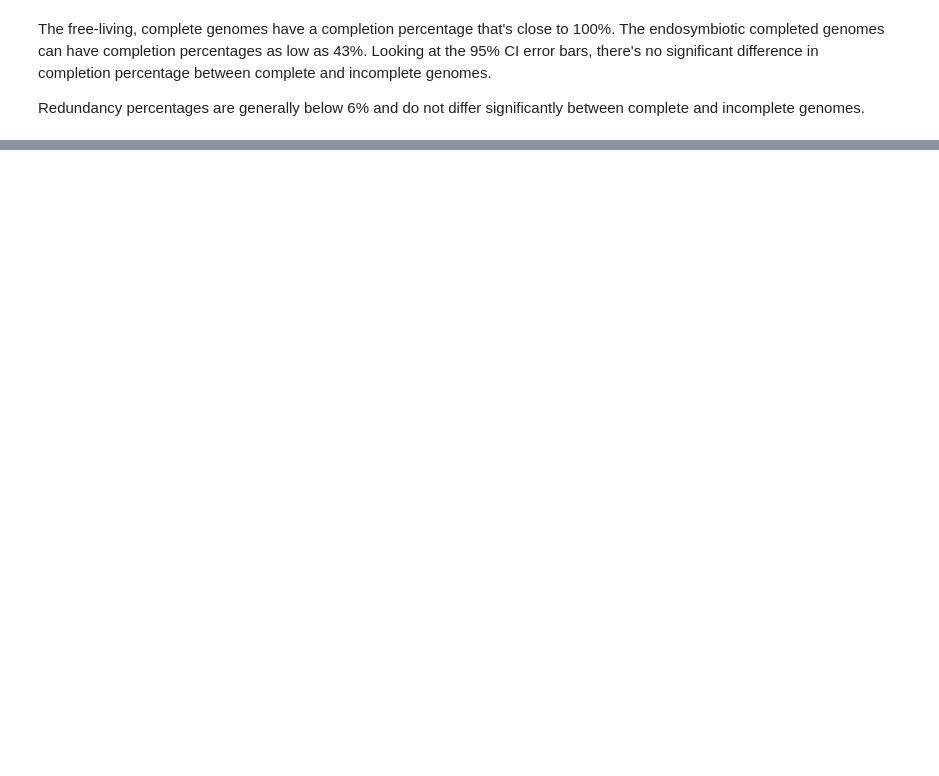
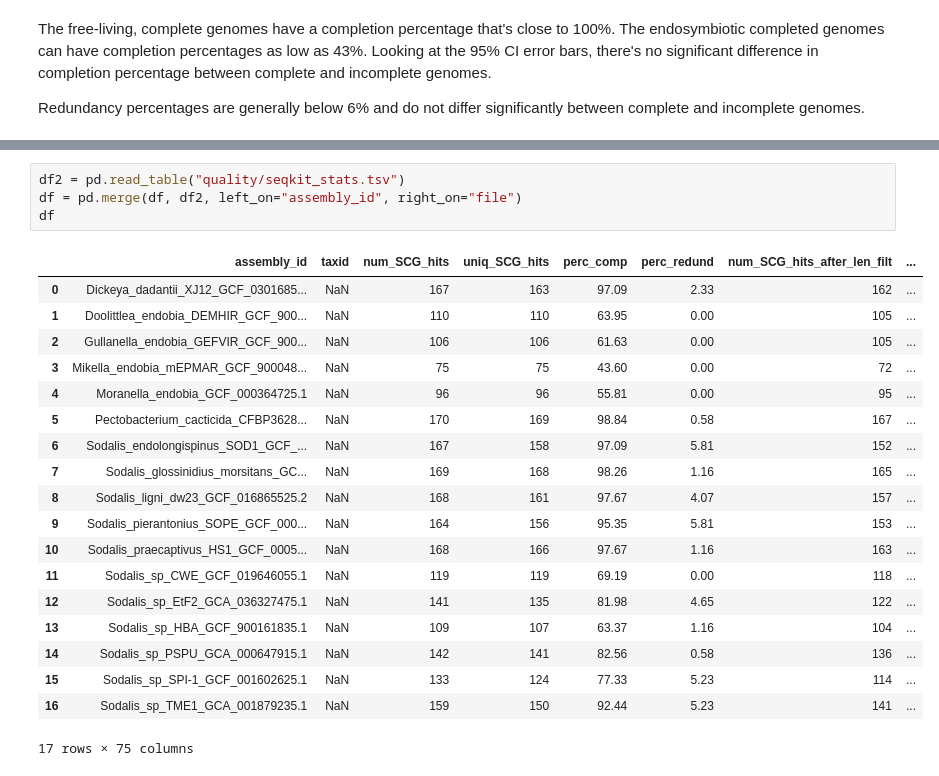
Before and after one commit to drumfreakk/GBI_endosymbiosis, a Jupyter notebook: endosymbiosis_logbook.ipynb, the cells around one changed output, grey strips where cells are left out. Cells and saved outputs as stored; diff of their text form; blank space fills up the shorter version.

```diff
--- a/endosymbiosis_logbook.ipynb
+++ b/endosymbiosis_logbook.ipynb
@@ -37,0 +70,24 @@ Redundancy percentages are generally below 6% and do not differ significantly be
+# %%
+df2 = pd.read_table("quality/seqkit_stats.tsv")
+df = pd.merge(df, df2, left_on="assembly_id", right_on="file")
+df
+# %% [output]
+|  | assembly_id | taxid | num_SCG_hits | uniq_SCG_hits | perc_comp | perc_redund | num_SCG_hits_after_len_filt | ... |
+| 0 | Dickeya_dadantii_XJ12_GCF_0301685... | NaN | 167 | 163 | 97.09 | 2.33 | 162 | ... |
+| 1 | Doolittlea_endobia_DEMHIR_GCF_900... | NaN | 110 | 110 | 63.95 | 0.00 | 105 | ... |
+| 2 | Gullanella_endobia_GEFVIR_GCF_900... | NaN | 106 | 106 | 61.63 | 0.00 | 105 | ... |
+| 3 | Mikella_endobia_mEPMAR_GCF_900048... | NaN | 75 | 75 | 43.60 | 0.00 | 72 | ... |
+| 4 | Moranella_endobia_GCF_000364725.1 | NaN | 96 | 96 | 55.81 | 0.00 | 95 | ... |
+| 5 | Pectobacterium_cacticida_CFBP3628... | NaN | 170 | 169 | 98.84 | 0.58 | 167 | ... |
+| 6 | Sodalis_endolongispinus_SOD1_GCF_... | NaN | 167 | 158 | 97.09 | 5.81 | 152 | ... |
+| 7 | Sodalis_glossinidius_morsitans_GC... | NaN | 169 | 168 | 98.26 | 1.16 | 165 | ... |
+| 8 | Sodalis_ligni_dw23_GCF_016865525.2 | NaN | 168 | 161 | 97.67 | 4.07 | 157 | ... |
+| 9 | Sodalis_pierantonius_SOPE_GCF_000... | NaN | 164 | 156 | 95.35 | 5.81 | 153 | ... |
+| 10 | Sodalis_praecaptivus_HS1_GCF_0005... | NaN | 168 | 166 | 97.67 | 1.16 | 163 | ... |
+| 11 | Sodalis_sp_CWE_GCF_019646055.1 | NaN | 119 | 119 | 69.19 | 0.00 | 118 | ... |
+| 12 | Sodalis_sp_EtF2_GCA_036327475.1 | NaN | 141 | 135 | 81.98 | 4.65 | 122 | ... |
+| 13 | Sodalis_sp_HBA_GCF_900161835.1 | NaN | 109 | 107 | 63.37 | 1.16 | 104 | ... |
+| 14 | Sodalis_sp_PSPU_GCA_000647915.1 | NaN | 142 | 141 | 82.56 | 0.58 | 136 | ... |
+| 15 | Sodalis_sp_SPI-1_GCF_001602625.1 | NaN | 133 | 124 | 77.33 | 5.23 | 114 | ... |
+| 16 | Sodalis_sp_TME1_GCA_001879235.1 | NaN | 159 | 150 | 92.44 | 5.23 | 141 | ... |
+17 rows × 75 columns
```
Also changed, not shown: parts of 4 cells of this notebook, 4 other files.
